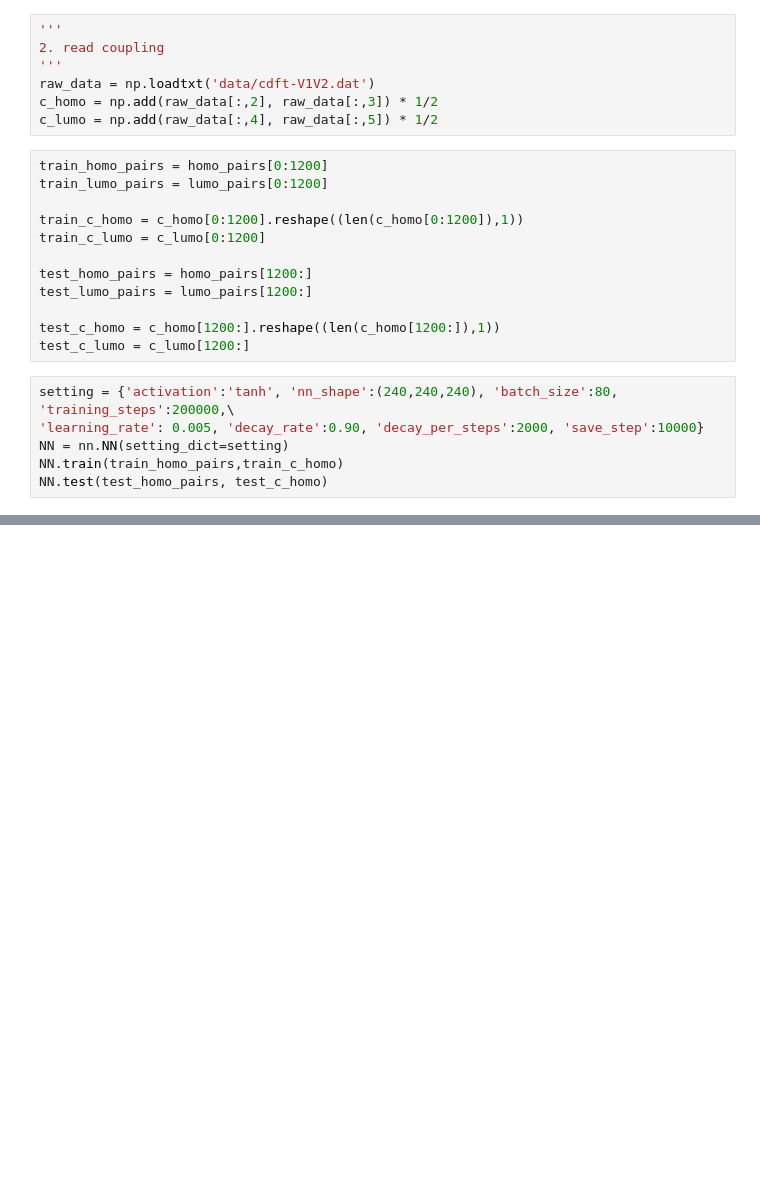
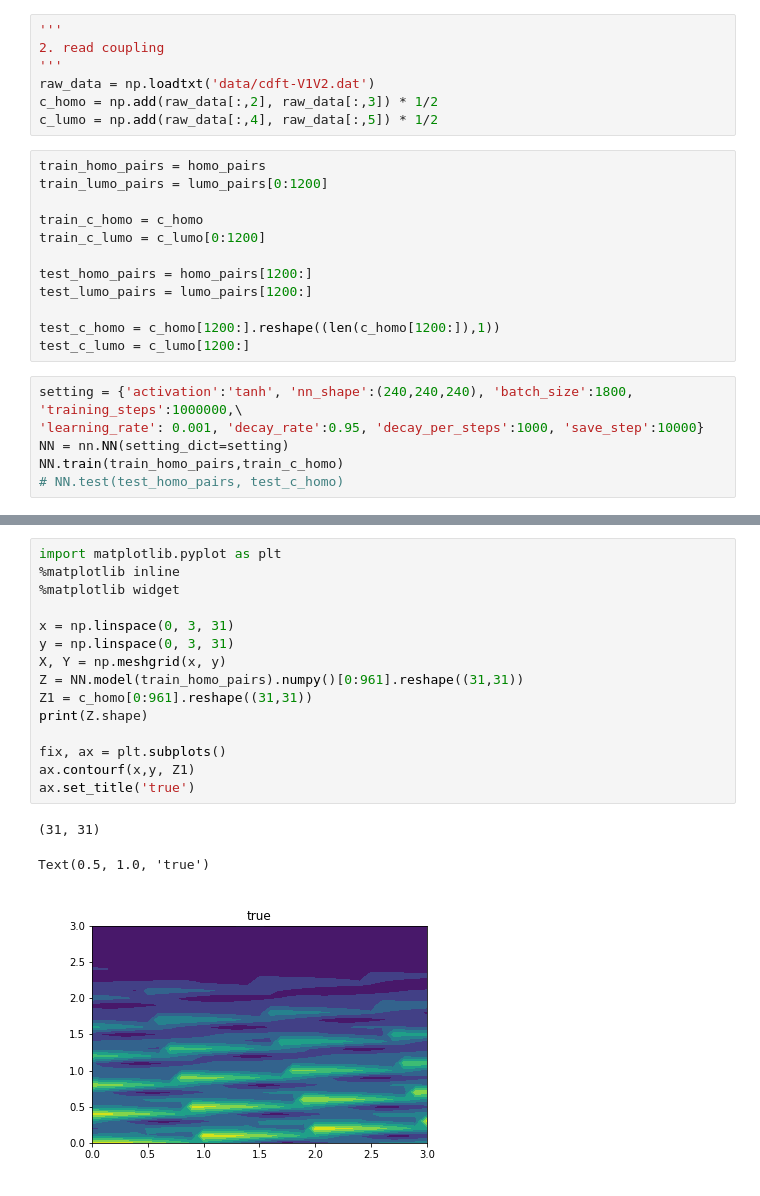
Before and after one commit to dgg95223/ML_Coupling, a Jupyter notebook: mo_couple.ipynb, the cells around one changed output, grey strips where cells are left out. Cells and saved outputs as stored; diff of their text form; blank space fills up the shorter version.

Commit message:
add graph

```diff
--- a/mo_couple.ipynb
+++ b/mo_couple.ipynb
@@ -50,10 +50,10 @@ raw_data = np.loadtxt('data/cdft-V1V2.dat')
 c_homo = np.add(raw_data[:,2], raw_data[:,3]) * 1/2
 c_lumo = np.add(raw_data[:,4], raw_data[:,5]) * 1/2
 # %%
-train_homo_pairs = homo_pairs[0:1200]
+train_homo_pairs = homo_pairs
 train_lumo_pairs = lumo_pairs[0:1200]
 
-train_c_homo = c_homo[0:1200].reshape((len(c_homo[0:1200]),1))
+train_c_homo = c_homo
 train_c_lumo = c_lumo[0:1200]
 
 test_homo_pairs = homo_pairs[1200:]
@@ -62,9 +62,9 @@ test_lumo_pairs = lumo_pairs[1200:]
 test_c_homo = c_homo[1200:].reshape((len(c_homo[1200:]),1))
 test_c_lumo = c_lumo[1200:]
 # %%
-setting = {'activation':'tanh', 'nn_shape':(240,240,240), 'batch_size':80, 'training_steps':200000,\
-'learning_rate': 0.005, 'decay_rate':0.90, 'decay_per_steps':2000, 'save_step':10000}
+setting = {'activation':'tanh', 'nn_shape':(240,240,240), 'batch_size':1800, 'training_steps':1000000,\
+'learning_rate': 0.001, 'decay_rate':0.95, 'decay_per_steps':1000, 'save_step':10000}
 NN = nn.NN(setting_dict=setting)
 NN.train(train_homo_pairs,train_c_homo)
-NN.test(test_homo_pairs, test_c_homo)
+# NN.test(test_homo_pairs, test_c_homo)
 # %% [output]
@@ -108,0 +110,19 @@ tf.Tensor(
+# %%
+import matplotlib.pyplot as plt
+%matplotlib inline
+%matplotlib widget
+
+x = np.linspace(0, 3, 31)
+y = np.linspace(0, 3, 31)
+X, Y = np.meshgrid(x, y)
+Z = NN.model(train_homo_pairs).numpy()[0:961].reshape((31,31))
+Z1 = c_homo[0:961].reshape((31,31))
+print(Z.shape)
+
+fix, ax = plt.subplots()
+ax.contourf(x,y, Z1)
+ax.set_title('true')
+# %% [output]
+(31, 31)
+Text(0.5, 1.0, 'true')
+[figure, added]
```
Also changed, not shown: parts of 4 cells of this notebook.
